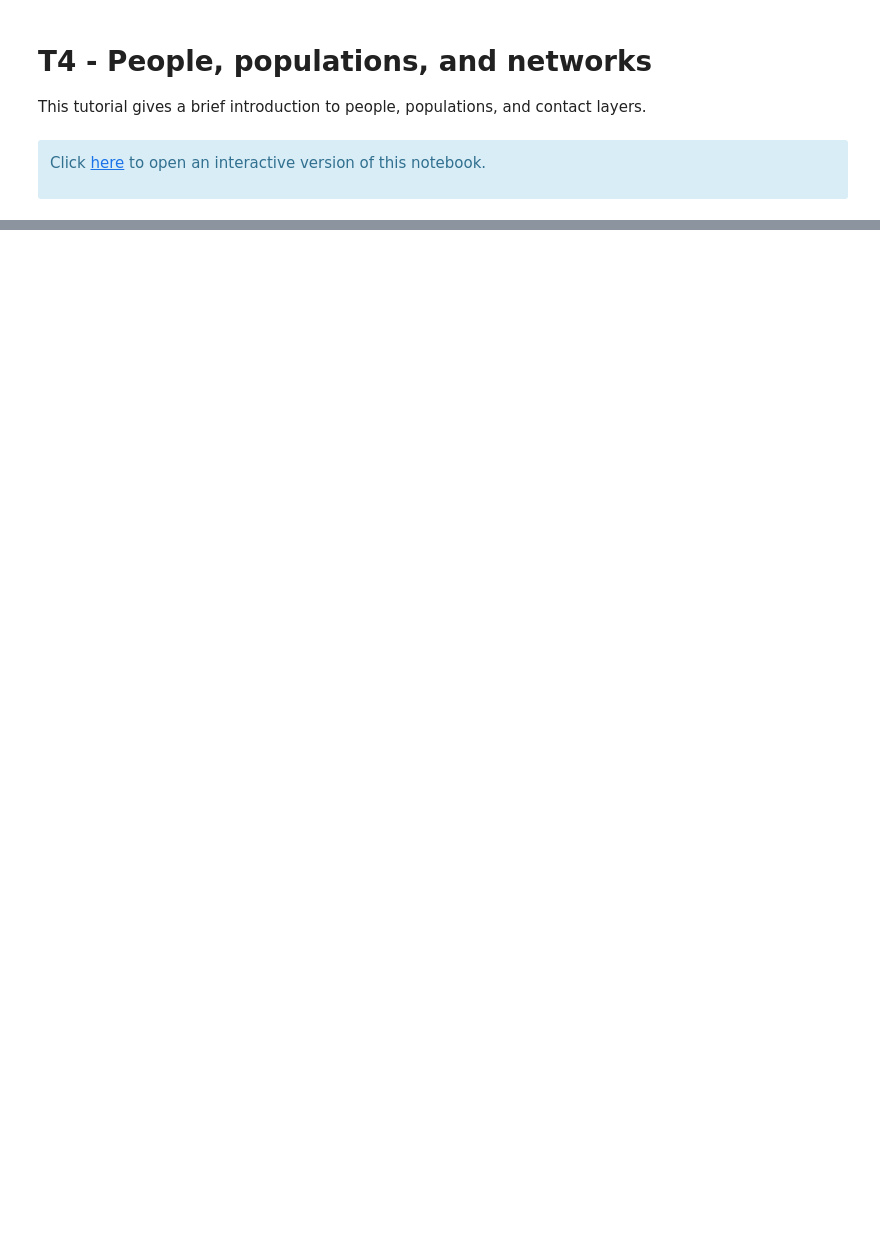
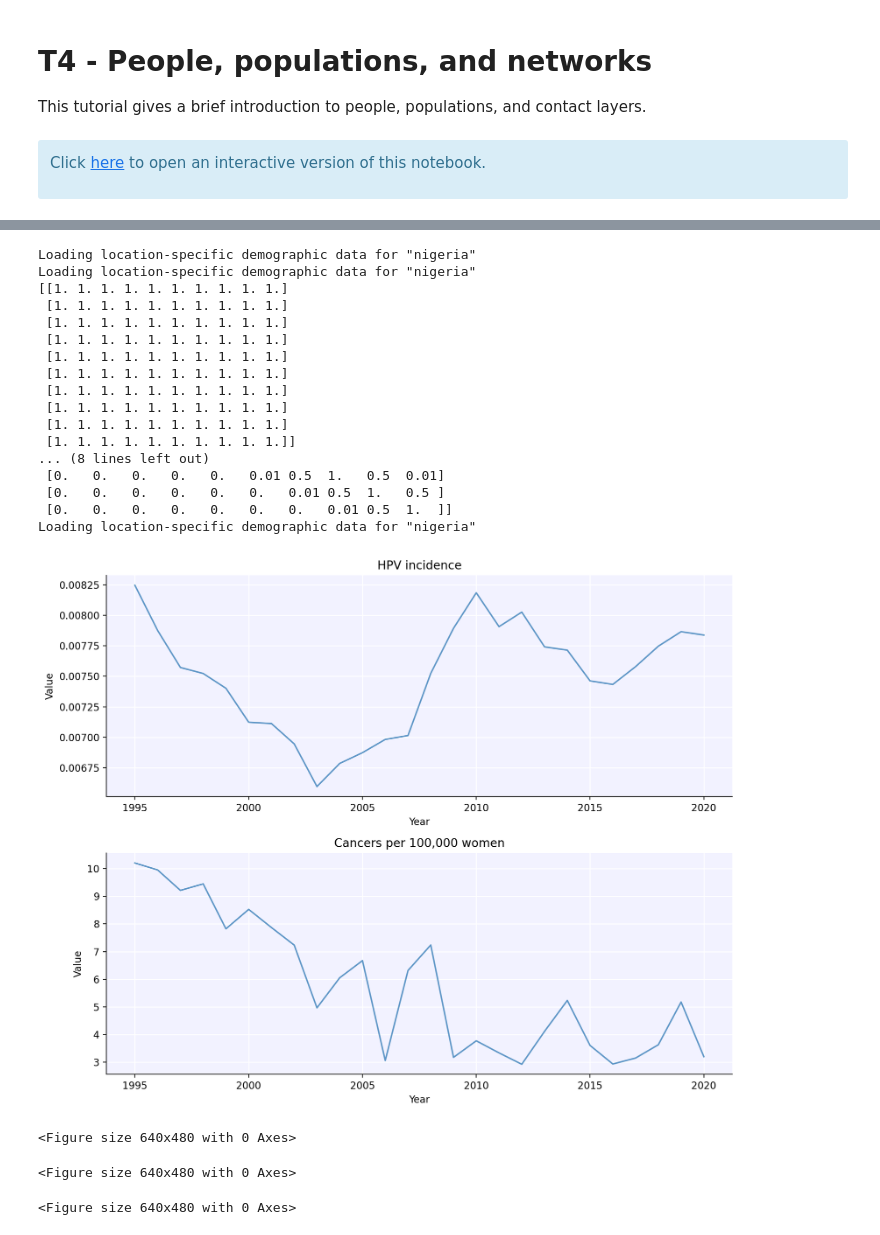
Before and after one commit to InstituteforDiseaseModeling/hpvsim, a Jupyter notebook: docs/tutorials/tut_people.ipynb, the cells around one changed output, grey strips where cells are left out. Drawn from its saved outputs; the diff is of its cells as text; code cells hidden in the pictures; blank space fills up the shorter version.

Commit message:
add info on clustering to doc

```diff
--- a/docs/tutorials/tut_people.ipynb
+++ b/docs/tutorials/tut_people.ipynb
@@ -29,0 +36,64 @@ HPV transmits via sexual contact, and in HPVsim this is represented by sexual ne
+# %%
+import sciris as sc
+import numpy as np
+import hpvsim as hpv
+
+hpv.options(jupyter=True, verbose=False)
+
+base_pars = {
+    'n_agents': 2e4,
+    'start': 1970,
+    'end': 2020,
+    'location': 'nigeria',
+    'rand_seed': 1,
+}
+
+# Default: well-mixed (1 cluster)
+sim0 = hpv.Sim(pars=base_pars)
+assert sim0['n_clusters'] == 1
+
+# Multiple clusters but well-mixed
+pars1 = sc.dcp(base_pars)
+pars1['n_clusters'] = 10 # create 10 clusters
+pars1['mixing_steps'] = np.repeat(1,9) # set all between-cluster mixing to the same as within-cluster mixing
+sim1 = hpv.Sim(pars=pars1)
+print(sim1['add_mixing']) # print actual mixing matrix
+
+# Modifying mixing steps
+pars2 = sc.dcp(pars1)
+pars2['mixing_steps'] = [0.5, 0.01] # diagonal is 1 by default, set relative mixing at 0.5 for adjacent clusters, 0.01 for clusters at distance = 2, 0 for clusters further apart
+sim2 = hpv.Sim(pars=pars2)
+print(sim2['add_mixing']) # print actual mixing matrix
+
+# Directly specifying mixing matrix
+pars3 = sc.dcp(base_pars)
+pars3['n_clusters'] = 3 # create 3 clusters
+pars3['add_mixing'] = np.array([[1, 0, 0],
+                               [0, 1, 0],
+                               [0, 0, 1]]) # No between-cluster mixing
+sim3 = hpv.Sim(pars=pars3)
+
+msim = hpv.parallel(sim0, sim1, sim2, sim3)
+msim.plot()
+# %% [output]
+Loading location-specific demographic data for "nigeria"
+Loading location-specific demographic data for "nigeria"
+[[1. 1. 1. 1. 1. 1. 1. 1. 1. 1.]
+ [1. 1. 1. 1. 1. 1. 1. 1. 1. 1.]
+ [1. 1. 1. 1. 1. 1. 1. 1. 1. 1.]
+ [1. 1. 1. 1. 1. 1. 1. 1. 1. 1.]
+ [1. 1. 1. 1. 1. 1. 1. 1. 1. 1.]
+ [1. 1. 1. 1. 1. 1. 1. 1. 1. 1.]
+ [1. 1. 1. 1. 1. 1. 1. 1. 1. 1.]
+ [1. 1. 1. 1. 1. 1. 1. 1. 1. 1.]
+ [1. 1. 1. 1. 1. 1. 1. 1. 1. 1.]
+ [1. 1. 1. 1. 1. 1. 1. 1. 1. 1.]]
+... (8 lines left out)
+ [0.   0.   0.   0.   0.   0.01 0.5  1.   0.5  0.01]
+ [0.   0.   0.   0.   0.   0.   0.01 0.5  1.   0.5 ]
+ [0.   0.   0.   0.   0.   0.   0.   0.01 0.5  1.  ]]
+Loading location-specific demographic data for "nigeria"
+[figure, added]
+<Figure size 640x480 with 0 Axes>
+<Figure size 640x480 with 0 Axes>
+<Figure size 640x480 with 0 Axes>
```
Also changed, not shown: parts of 2 cells of this notebook.
